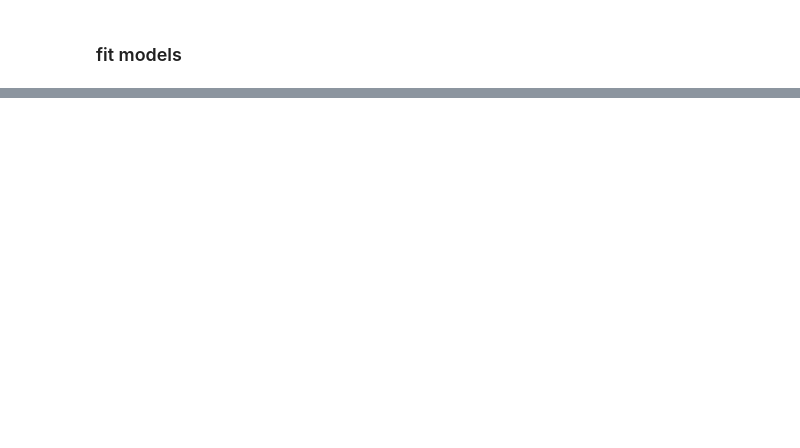
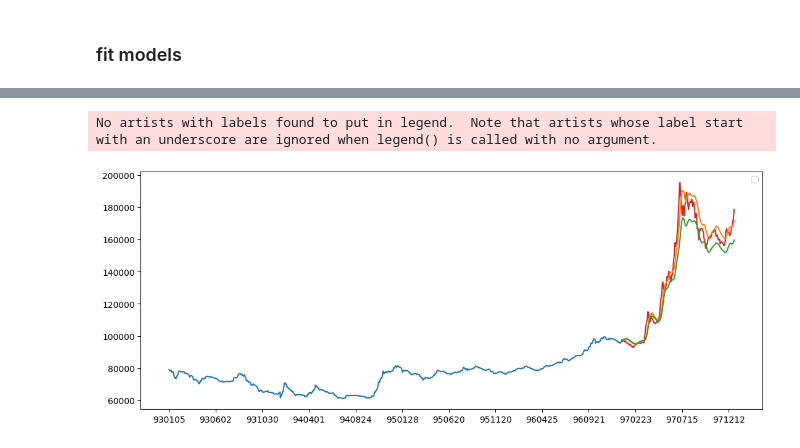
Before and after one commit to mohammadrezanorouzii/stock-price-prediction, a Jupyter notebook: main.ipynb, the cells around one changed output, grey strips where cells are left out. Saved outputs shown, nothing was run; the diff lists cells and outputs as text; code cells hidden in the pictures; blank space fills up the shorter version.

Commit message:
evaluate models

```diff
--- a/main.ipynb
+++ b/main.ipynb
@@ -303,0 +327,2 @@ _________________________________________________________________
+# %%
+nn_history = nn_model.fit(x_train, y_train, batch_size=10, epochs=10)
@@ -303,0 +352,11 @@ _________________________________________________________________
+# %%
+test_dataset = dataset[train_count-10:,:]
+x_test = []
+y_test = dataset[train_count:,:]
+
+for i in range(10,len(test_dataset)):
+    x_test.append(test_dataset[i-10:i,0])
+
+x_test = np.array(x_test)
+x_test = np.reshape(x_test, (x_test.shape[0],x_test.shape[1], 1))
+x_test.shape
@@ -303,0 +365,6 @@ _________________________________________________________________
+# %%
+lstm_predicts = lstm_model.predict(x_test)
+print(f"lstm shape = {lstm_predicts.shape}")
+
+nn_predicts = nn_model.predict(x_test)
+print(f"cnn shape = {lstm_predicts.shape}")
@@ -303,0 +410,7 @@ _________________________________________________________________
+# %%
+train = df[:train_count] * df_mean
+validation = df[train_count:] * df_mean
+validation[['predictions(lstm)']] = lstm_predicts * df_mean
+validation[['predictions(nn)']] = nn_predicts * df_mean
+clear_output()
+validation
@@ -303,0 +432,20 @@ _________________________________________________________________
+# %%
+plt.figure(figsize=(12,5))
+plt.plot(train["Value"], color=color_pal[0])
+plt.plot(validation[["Value"]], color =color_pal[3])
+plt.plot(validation[["predictions(nn)"]], color=color_pal[1])
+plt.plot(validation[["predictions(lstm)"]], color=color_pal[2])
+plt.xticks(np.arange(0, len(df), step=100))
+plt.legend()
+fig = plt.gcf()
+fig.set_size_inches(13, 5)
+plt.savefig('models-validation-(93-98)')
+plt.show()
+
+# blue = training
+# red = original validation
+# orange = predictions using CNN
+# green = predictions using LSTM
+# %% [output]
+No artists with labels found to put in legend.  Note that artists whose label start with an underscore are ignored when legend() is called with no argument.
+[figure, added]
```
Also changed, not shown: parts of 14 cells of this notebook, 2 other files.
